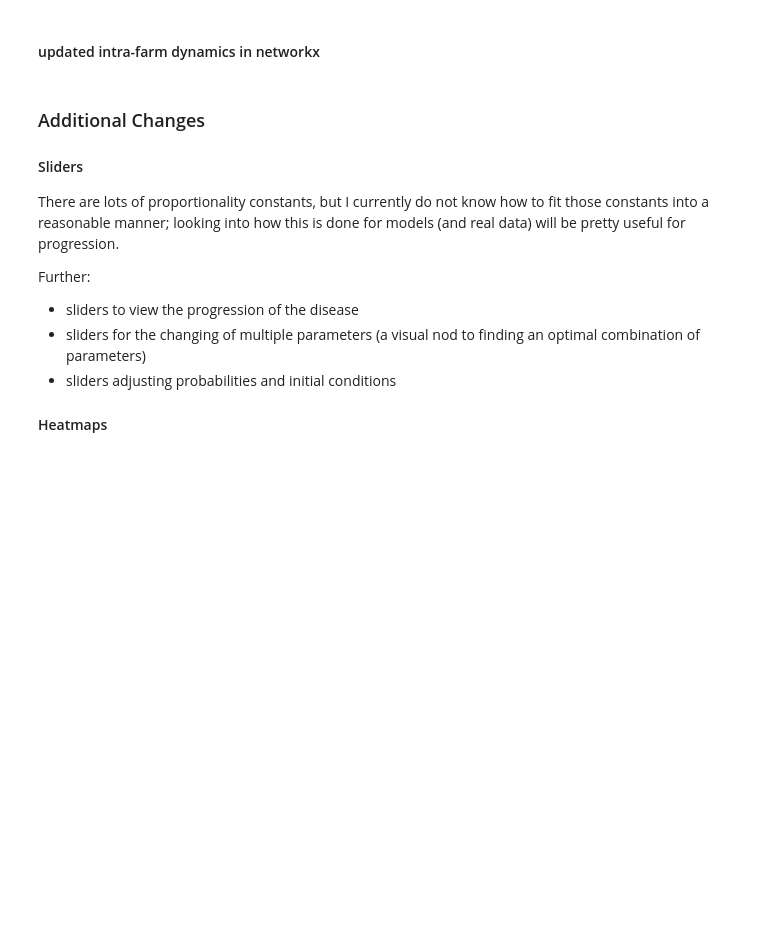
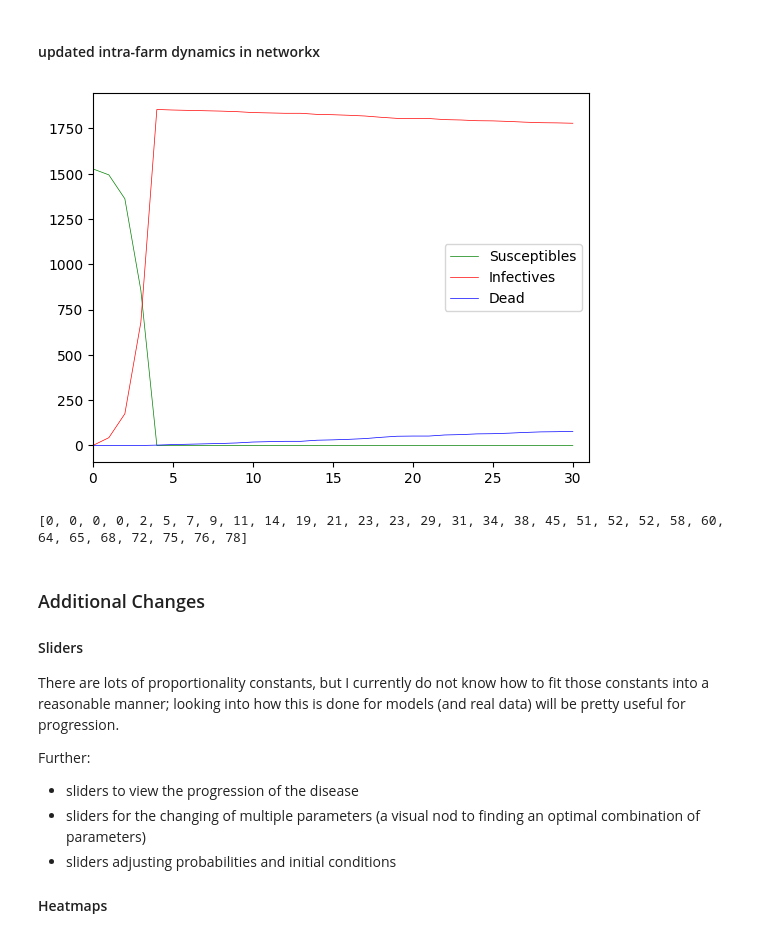
Before and after one commit to r-okotie179/diseaseModelling, a Jupyter notebook: test.ipynb, the cells around one changed output. Drawn from its saved outputs; the diff is of its cells as text; code cells hidden in the pictures; blank space fills up the shorter version.

```diff
--- a/test.ipynb
+++ b/test.ipynb
@@ -631,23 +642,38 @@ def intra_farm(node, t, step):
   G.nodes[node]['S'].append(s2)
   G.nodes[node]['I'].append(i2)
   G.nodes[node]['D'].append(d2)
-
-node = 1
-time_range = 30 # days
-dt = 1 #day
-
-for step in range(time_range):
-  intra_farm(ID, dt, step)
-
-s = G.nodes[node]['S']
-i = G.nodes[node]['I']
-d = G.nodes[node]['D']
-
-plt.plot(range(len(s)), s, color='g', lw=0.5, label='Susceptibles')
-plt.plot(range(len(i)), i, color='r', lw=0.5, label='Infectives')
-plt.plot(range(len(d)), d, color='b', lw=0.5, label='Dead')
-plt.legend()
-plt.show()
+# %%
+
+# need to reset characteristics of the graph, so that each plot makes sense
+for node in G.nodes:
+    G.nodes[node]["S"] = [G.nodes[node]["S"][0]]
+    G.nodes[node]["I"] = [G.nodes[node]["I"][0]]
+    G.nodes[node]["D"] = [G.nodes[node]["D"][0]]
+
+
+node = 9
+time_range = 30 # days
+dt = .2 #day
+
+for step in range(time_range/dt):
+  intra_farm(node, dt, step)
+
+s = G.nodes[node]['S']
+i = G.nodes[node]['I']
+d = G.nodes[node]['D']
+
+plt.plot(range(len(s)), s, color='g', lw=0.5, label='Susceptibles')
+plt.plot(range(len(i)), i, color='r', lw=0.5, label='Infectives')
+plt.plot(range(len(d)), d, color='b', lw=0.5, label='Dead')
+plt.legend()
+
+plt.xlim(0, time_range)
+plt.show()
+
+print(d)
+# %% [output]
+[figure, added]
+[0, 0, 0, 0, 2, 5, 7, 9, 11, 14, 19, 21, 23, 23, 29, 31, 34, 38, 45, 51, 52, 52, 58, 60, 64, 65, 68, 72, 75, 76, 78]
 # %% [markdown]
 ### Additional Changes
 
```
Also changed, not shown: parts of 7 cells of this notebook.
